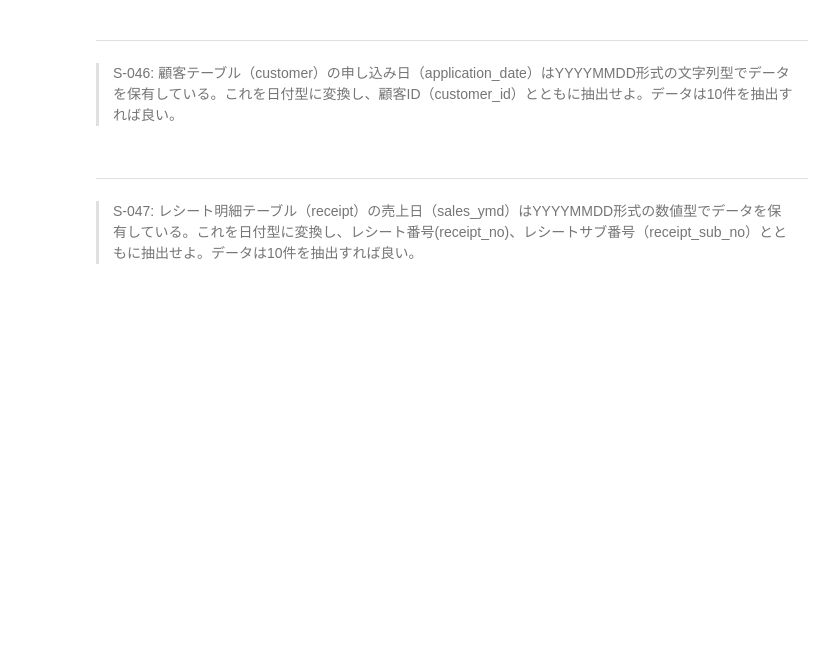
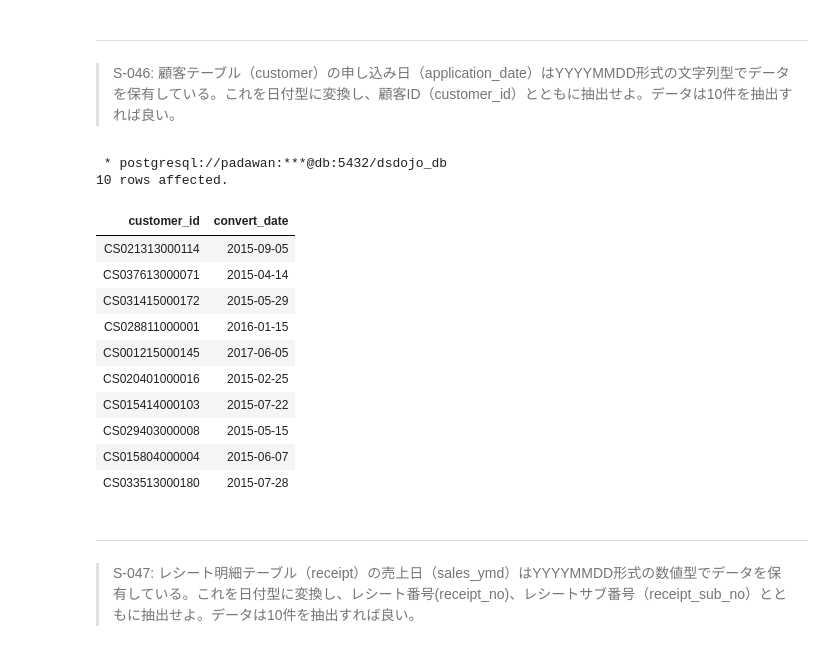
Before and after one commit to kouta0530/jupyter, a Jupyter notebook: practice/100knocks-preprocess/docker/work/preprocess_knock_SQL.ipynb, the cells around one changed output. Saved outputs shown, nothing was run; the diff lists cells and outputs as text; code cells hidden in the pictures; blank space fills up the shorter version.

```diff
--- a/practice/100knocks-preprocess/docker/work/preprocess_knock_SQL.ipynb
+++ b/practice/100knocks-preprocess/docker/work/preprocess_knock_SQL.ipynb
@@ -1128,3 +1126,20 @@ SELECT customer_id,to_char(birth_day,'YYYYMMDD') AS format_date FROM customer LI
+# %%
+%%sql
+SELECT customer_id,to_date(application_date,'YYYYMMDD') AS convert_date FROM customer LIMIT 10
+# %% [output]
+ * postgresql://padawan:***@db:5432/dsdojo_db
+10 rows affected.
+| customer_id | convert_date |
+| CS021313000114 | 2015-09-05 |
+| CS037613000071 | 2015-04-14 |
+| CS031415000172 | 2015-05-29 |
+| CS028811000001 | 2016-01-15 |
+| CS001215000145 | 2017-06-05 |
+| CS020401000016 | 2015-02-25 |
+| CS015414000103 | 2015-07-22 |
+| CS029403000008 | 2015-05-15 |
+| CS015804000004 | 2015-06-07 |
+| CS033513000180 | 2015-07-28 |
 # %% [markdown]
 ---
 > S-047: レシート明細テーブル（receipt）の売上日（sales_ymd）はYYYYMMDD形式の数値型でデータを保有している。これを日付型に変換し、レシート番号(receipt_no)、レシートサブ番号（receipt_sub_no）とともに抽出せよ。データは10件を抽出すれば良い。
```
Also changed, not shown: parts of 1 cell of this notebook.
